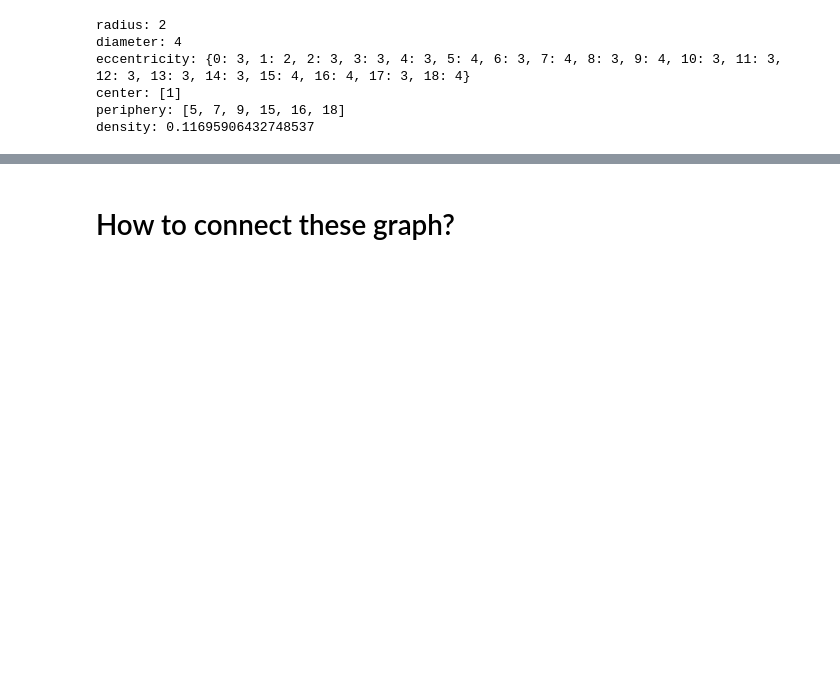
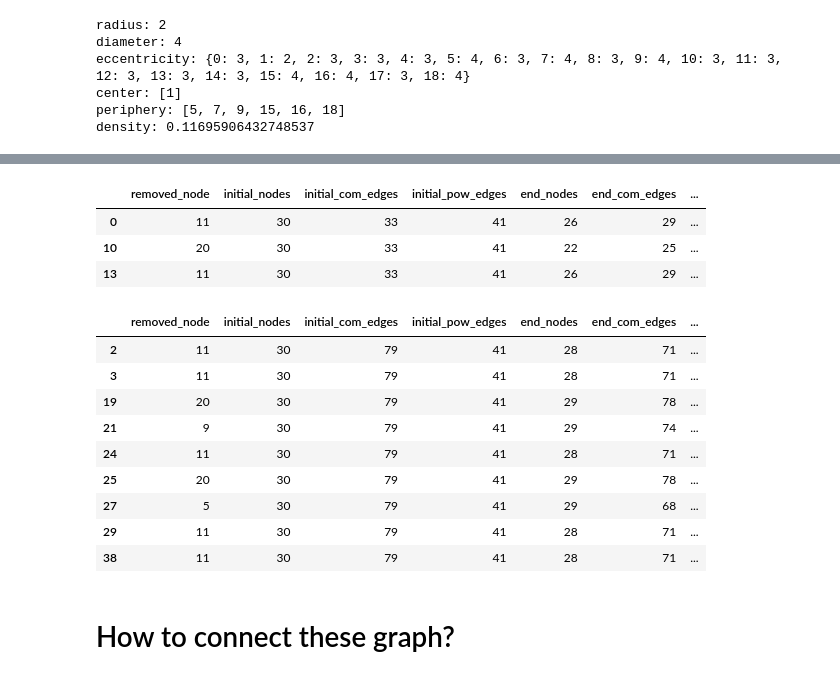
Before and after one commit to RedBatProject/Thesis---a-two-layer-power-network, a Jupyter notebook: Introduction_To_Create_Simulator.ipynb, the cells around one changed output, grey strips where cells are left out. Saved outputs shown, nothing was run; the diff lists cells and outputs as text; code cells hidden in the pictures; blank space fills up the shorter version.

```diff
--- a/Introduction_To_Create_Simulator.ipynb
+++ b/Introduction_To_Create_Simulator.ipynb
@@ -225,0 +726,23 @@ density: 0.11695906432748537
+# %%
+options = [5,11,9,20]
+pandas2.loc[pandas2['removed_node'].isin(options)]
+# %% [output]
+|  | removed_node | initial_nodes | initial_com_edges | initial_pow_edges | end_nodes | end_com_edges | ... |
+| 0 | 11 | 30 | 33 | 41 | 26 | 29 | ... |
+| 10 | 20 | 30 | 33 | 41 | 22 | 25 | ... |
+| 13 | 11 | 30 | 33 | 41 | 26 | 29 | ... |
+# %%
+pandas3 = pandas
+# %%
+pandas3.loc[pandas3['removed_node'].isin(options)]
+# %% [output]
+|  | removed_node | initial_nodes | initial_com_edges | initial_pow_edges | end_nodes | end_com_edges | ... |
+| 2 | 11 | 30 | 79 | 41 | 28 | 71 | ... |
+| 3 | 11 | 30 | 79 | 41 | 28 | 71 | ... |
+| 19 | 20 | 30 | 79 | 41 | 29 | 78 | ... |
+| 21 | 9 | 30 | 79 | 41 | 29 | 74 | ... |
+| 24 | 11 | 30 | 79 | 41 | 28 | 71 | ... |
+| 25 | 20 | 30 | 79 | 41 | 29 | 78 | ... |
+| 27 | 5 | 30 | 79 | 41 | 29 | 68 | ... |
+| 29 | 11 | 30 | 79 | 41 | 28 | 71 | ... |
+| 38 | 11 | 30 | 79 | 41 | 28 | 71 | ... |
```
Also changed, not shown: parts of 24 cells of this notebook.
